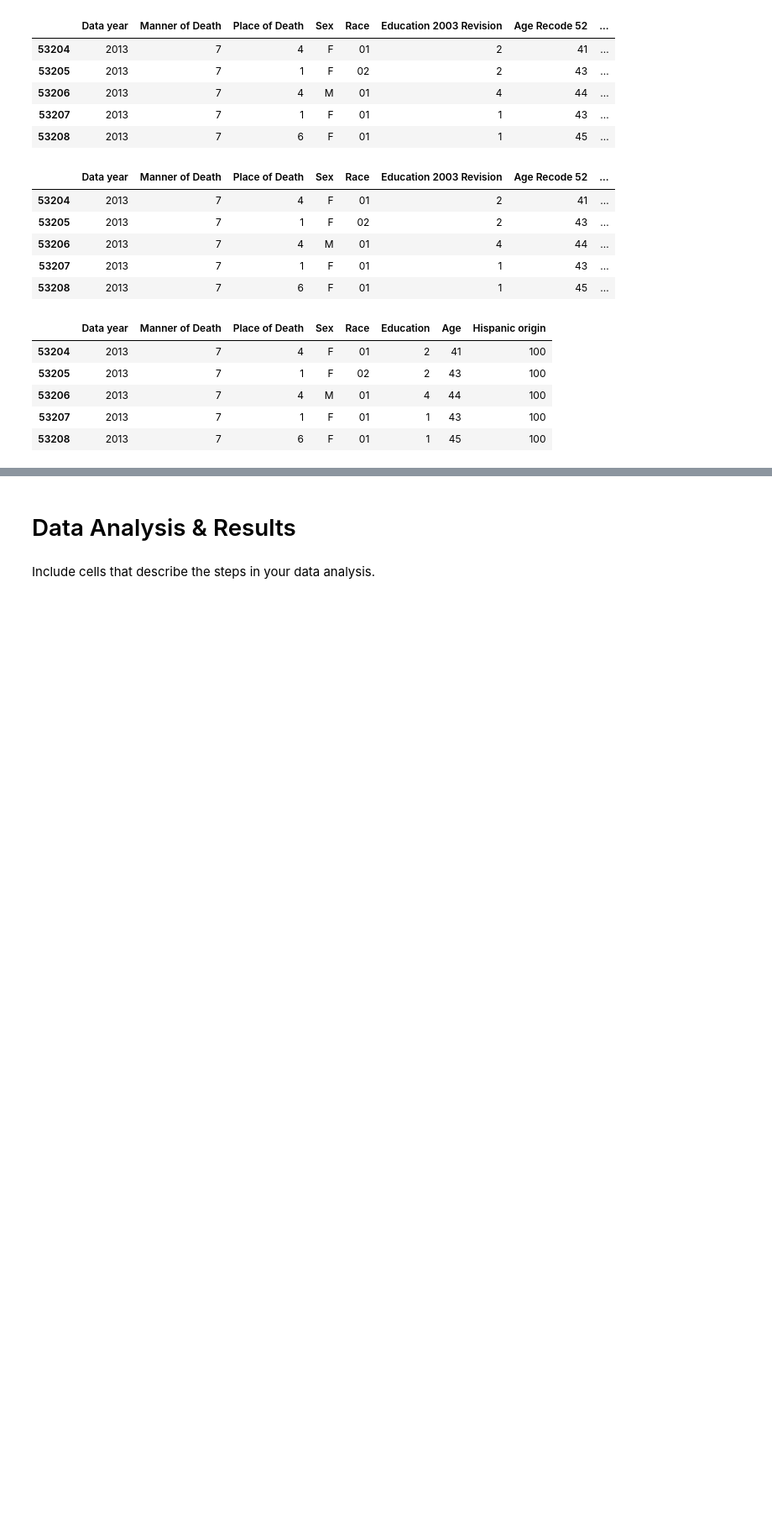
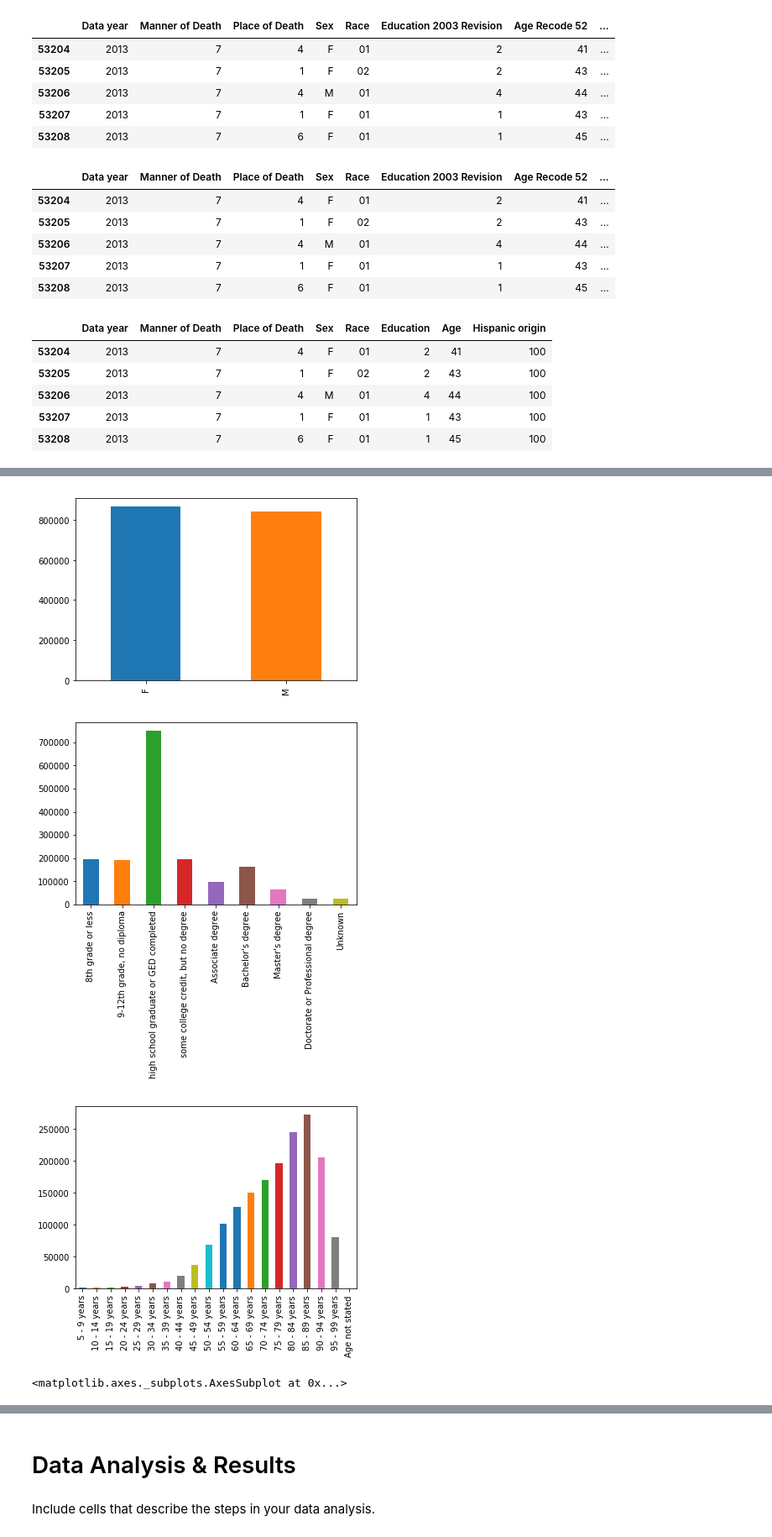
Before and after one commit to WeilunY/COGS108_Project, a Jupyter notebook: FinalProject.ipynb, the cells around one changed output, grey strips where cells are left out. Shown: that part at 84% size. Cells and saved outputs as stored; diff of their text form; code cells hidden in the pictures; blank space fills up the shorter version.

```diff
--- a/FinalProject.ipynb
+++ b/FinalProject.ipynb
@@ -475,0 +459,14 @@ Name: Race, dtype: int64
+# %%
+plt.show()
+cdf_natural['Sex'].value_counts().plot.bar()
+plt.show()
+cdf_natural['Education'].value_counts().reindex(list(edu_dict.values())).plot.bar()
+plt.show()
+cdf_natural['Age'].value_counts().reindex(list(age_dict.values())).plot.bar()
+plt.show()
+cdf_natural['Race'].value_counts().reindex(list(race_dict.values())).plot.bar()
+# %% [output]
+[figure, added]
+[figure, added]
+[figure, added]
+<matplotlib.axes._subplots.AxesSubplot at 0x...>
```
Also changed, not shown: parts of 12 cells of this notebook.
